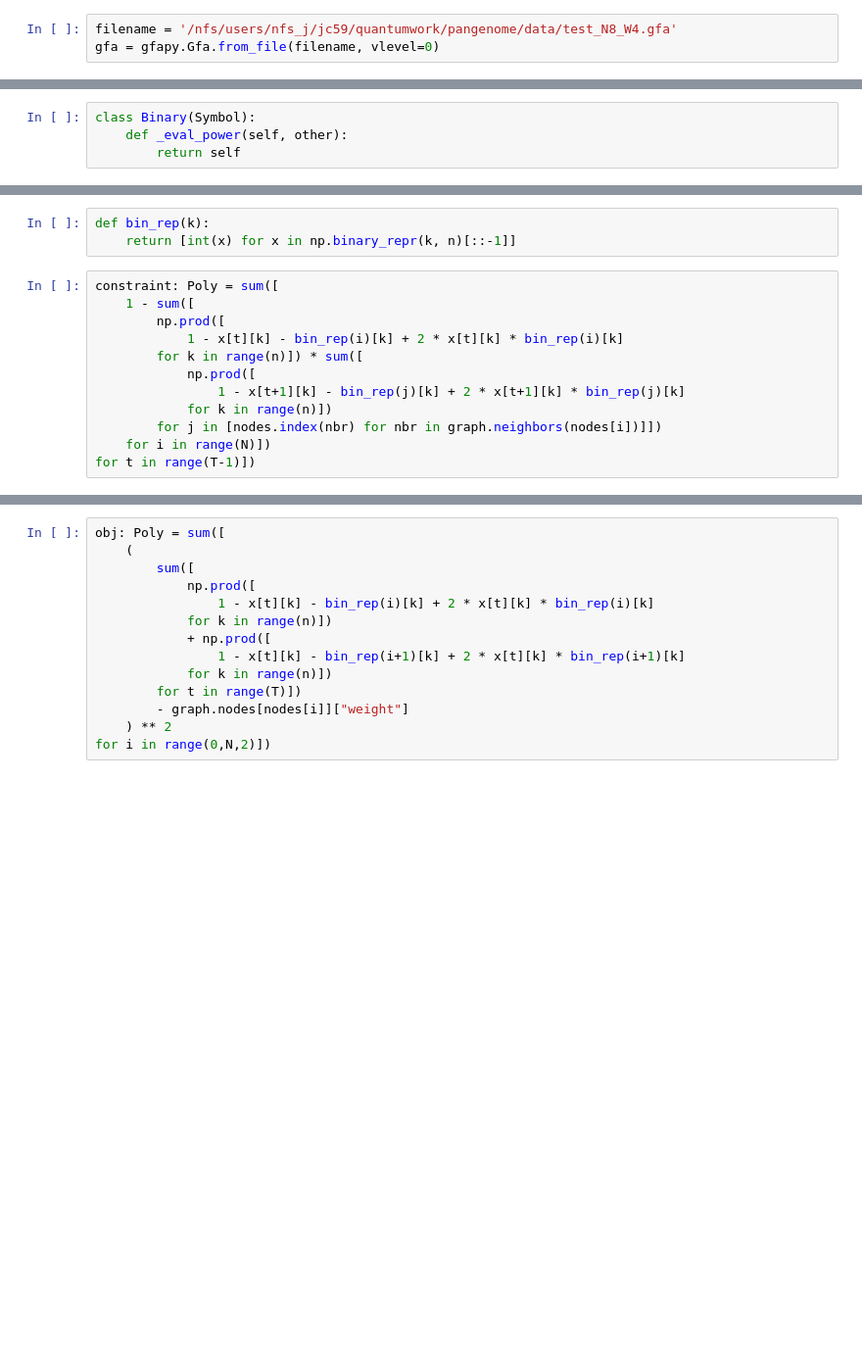
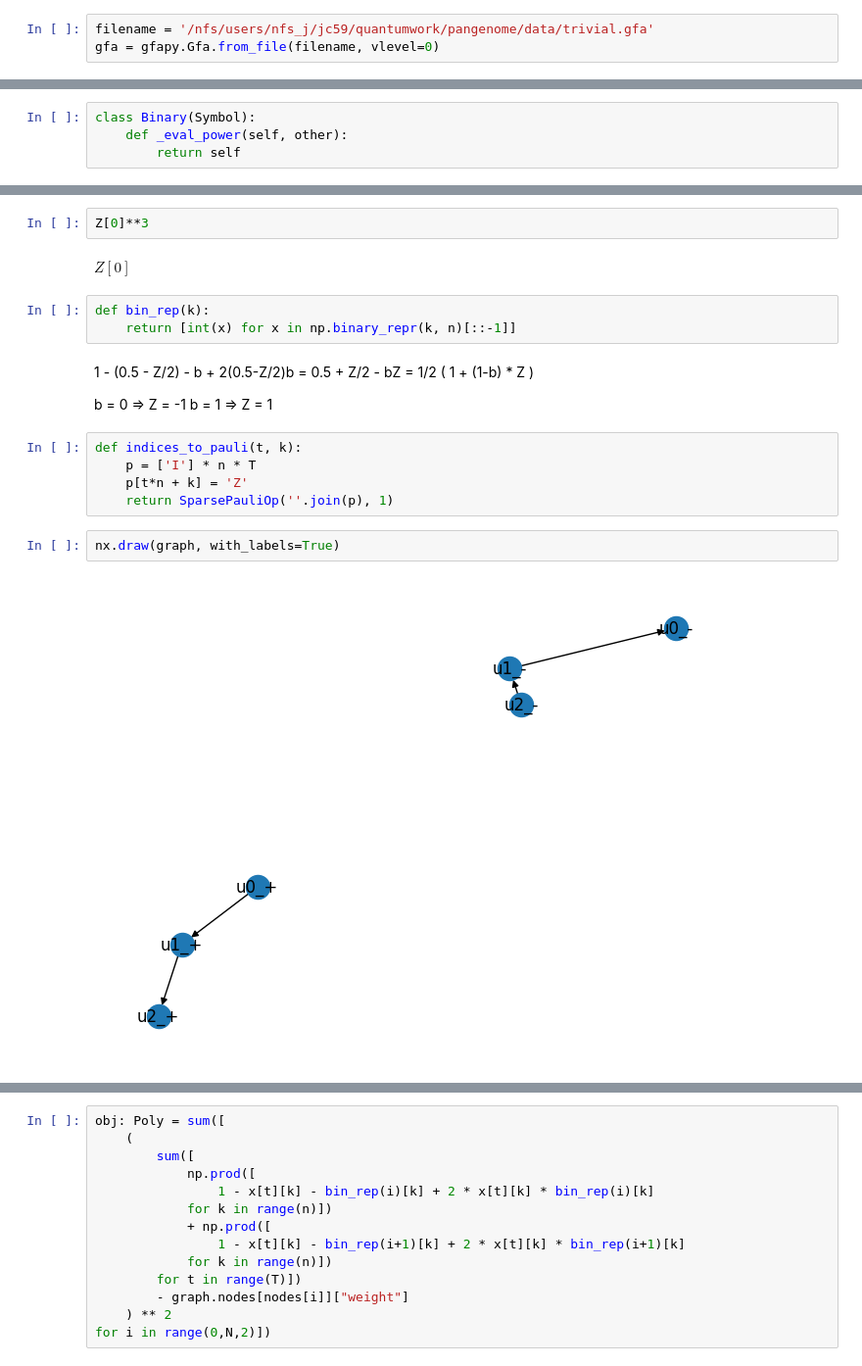
Before and after one commit to JoshCudby/quantum_pangenomics, a Jupyter notebook: qiskit_simulation/notebooks/hubo.ipynb, the cells around one changed output, grey strips where cells are left out. Shown at 98% size. Drawn from its saved outputs; the diff is of its cells as text; blank space fills up the shorter version.

```diff
--- a/qiskit_simulation/notebooks/hubo.ipynb
+++ b/qiskit_simulation/notebooks/hubo.ipynb
@@ -21,5 +21,5 @@ from qiskit_ibm_runtime.fake_provider import FakeFez
 # %%
-filename = '/nfs/users/nfs_j/jc59/quantumwork/pangenome/data/test_N8_W4.gfa'
+filename = '/nfs/users/nfs_j/jc59/quantumwork/pangenome/data/trivial.gfa'
 gfa = gfapy.Gfa.from_file(filename, vlevel=0)
 # %%
 graph = nx.DiGraph()
@@ -55,15 +74,21 @@ x
+# %%
+Z[0]**3
+# %% [output]
+$\displaystyle Z[0]$
 # %%
 def bin_rep(k):
     return [int(x) for x in np.binary_repr(k, n)[::-1]]
-# %%
-constraint: Poly = sum([
-    1 - sum([
-        np.prod([
-            1 - x[t][k] - bin_rep(i)[k] + 2 * x[t][k] * bin_rep(i)[k]
-        for k in range(n)]) * sum([
-            np.prod([
-                1 - x[t+1][k] - bin_rep(j)[k] + 2 * x[t+1][k] * bin_rep(j)[k]
-            for k in range(n)])
-        for j in [nodes.index(nbr) for nbr in graph.neighbors(nodes[i])]])
-    for i in range(N)])
-for t in range(T-1)])
+# %% [markdown]
+1 - (0.5 - Z/2) - b + 2(0.5-Z/2)b = 0.5 + Z/2 - bZ = 1/2 ( 1 + (1-b) * Z )
+
+b = 0 => Z = -1
+b = 1 => Z = 1
+# %%
+def indices_to_pauli(t, k):
+    p = ['I'] * n * T
+    p[t*n + k] = 'Z'
+    return SparsePauliOp(''.join(p), 1)
+# %%
+nx.draw(graph, with_labels=True)
+# %% [output]
+[figure, added]
```
Also changed, not shown: parts of 24 cells of this notebook, 21 other files.
